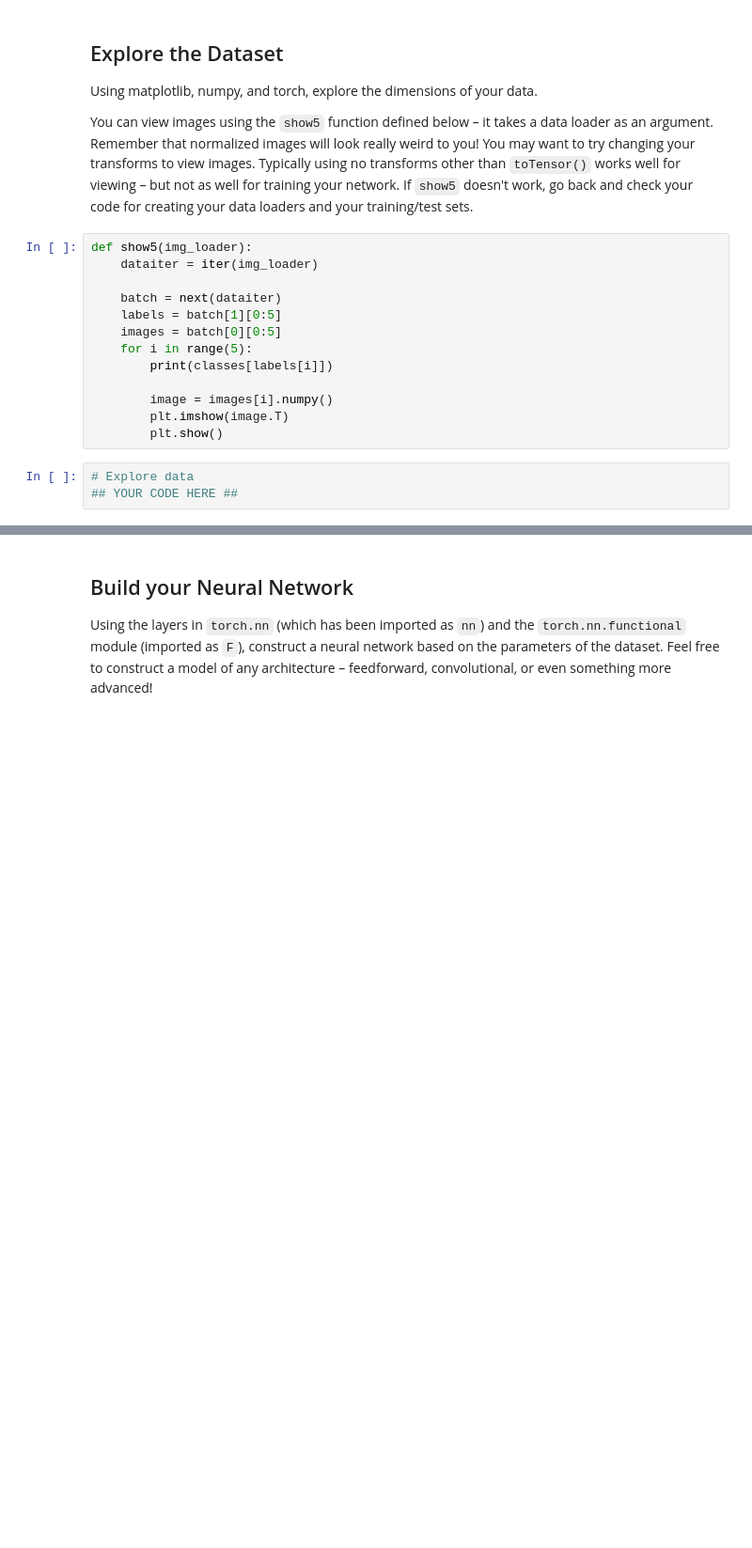
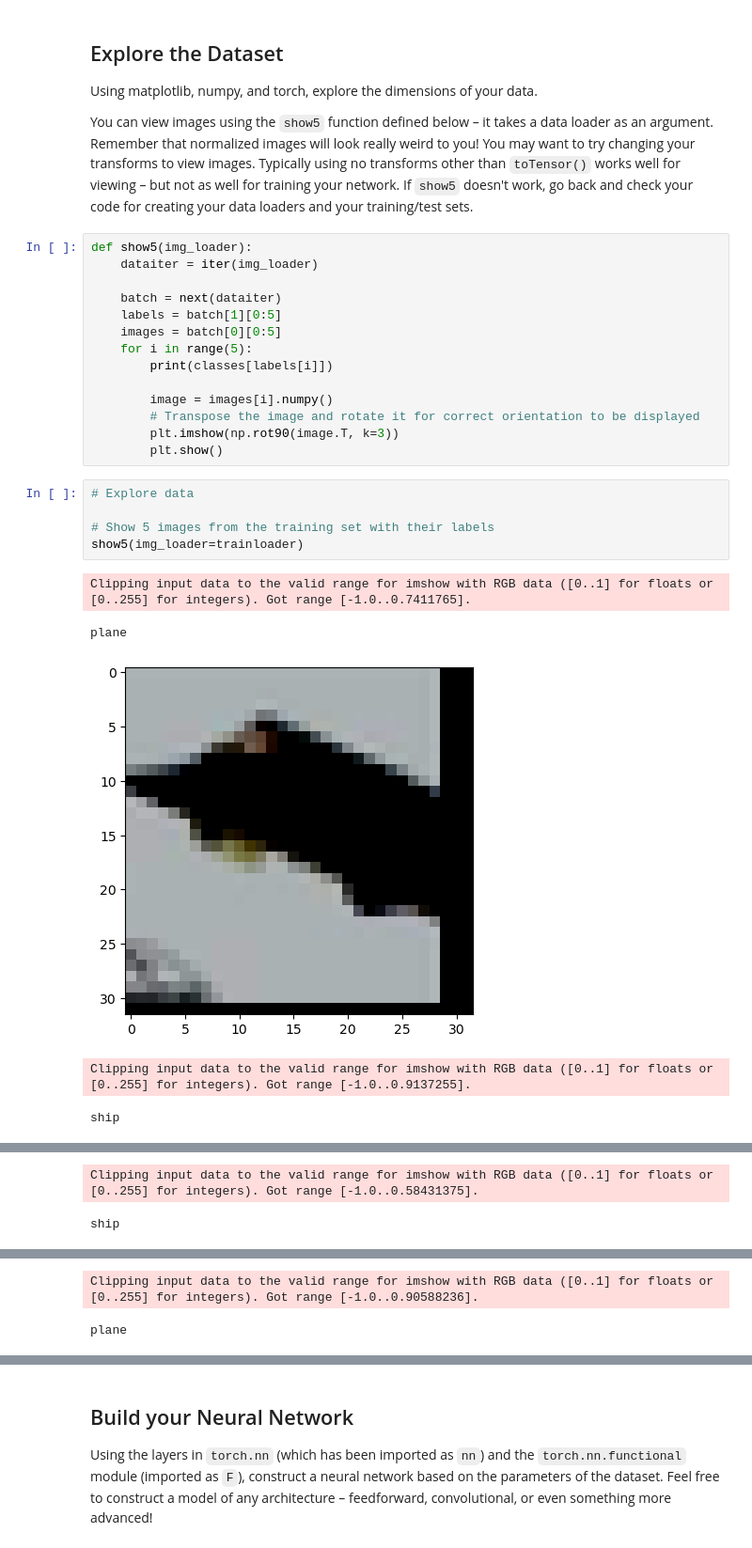
Before and after one commit to ashleydonohoe/cifar-10_image_classifier, a Jupyter notebook: CIFAR-10_Image_Classifier-STARTER.ipynb, the cells around one changed output, grey strips where cells are left out. Shown at 94% size. Saved outputs shown, nothing was run; the diff lists cells and outputs as text; blank space fills up the shorter version.

```diff
--- a/CIFAR-10_Image_Classifier-STARTER.ipynb
+++ b/CIFAR-10_Image_Classifier-STARTER.ipynb
@@ -91,8 +91,17 @@ def show5(img_loader):
         print(classes[labels[i]])
 
         image = images[i].numpy()
-        plt.imshow(image.T)
+        # Transpose the image and rotate it for correct orientation to be displayed
+        plt.imshow(np.rot90(image.T, k=3))
         plt.show()
-# %%
-# Explore data
-## YOUR CODE HERE ##
+# %%
+# Explore data
+
+# Show 5 images from the training set with their labels
+show5(img_loader=trainloader)
+# %% [output]
+Clipping input data to the valid range for imshow with RGB data ([0..1] for floats or [0..255] for integers). Got range [-1.0..0.7411765].
+plane
+[figure, added]
+Clipping input data to the valid range for imshow with RGB data ([0..1] for floats or [0..255] for integers). Got range [-1.0..0.9137255].
+ship
@@ -98,0 +109,2 @@ def show5(img_loader):
+Clipping input data to the valid range for imshow with RGB data ([0..1] for floats or [0..255] for integers). Got range [-1.0..0.58431375].
+ship
@@ -98,0 +112,2 @@ def show5(img_loader):
+Clipping input data to the valid range for imshow with RGB data ([0..1] for floats or [0..255] for integers). Got range [-1.0..0.90588236].
+plane
```
Also changed, not shown: parts of 3 cells of this notebook.
